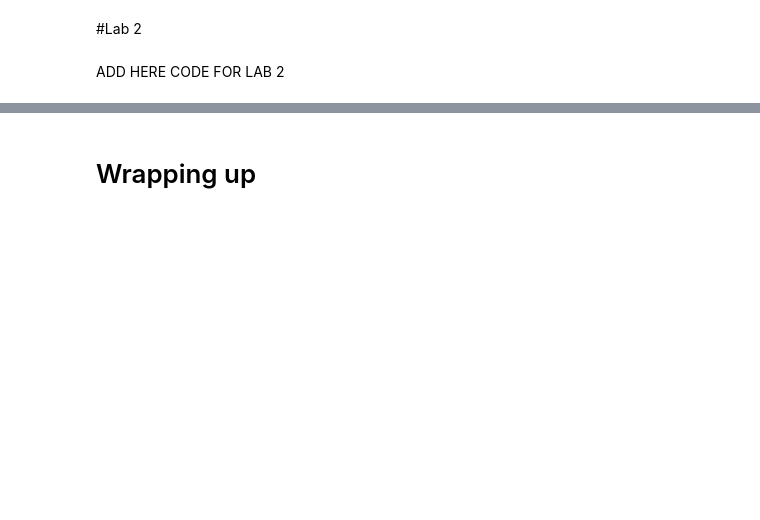
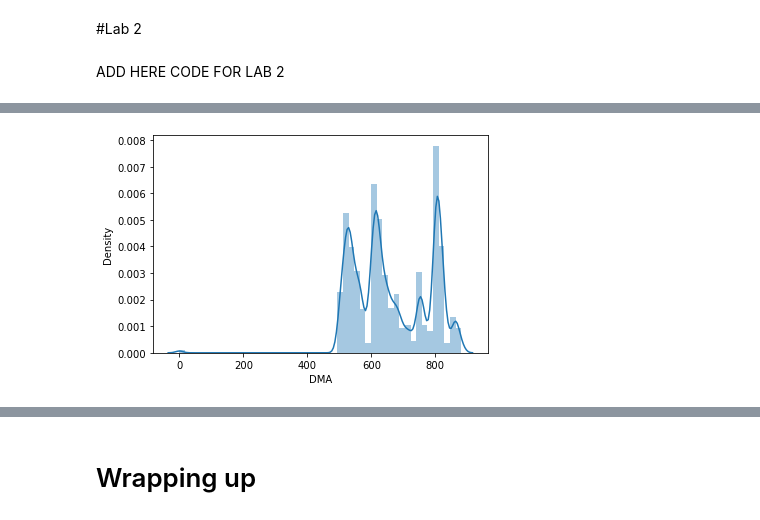
Before and after one commit to MinalBorse/lab-feature-engineering, a Jupyter notebook: L. 7.01 7.02 with activity solutions.ipynb, the cells around one changed output, grey strips where cells are left out. Drawn from its saved outputs; the diff is of its cells as text; code cells hidden in the pictures; blank space fills up the shorter version.

```diff
--- a/L. 7.01 7.02 with activity solutions.ipynb
+++ b/L. 7.01 7.02 with activity solutions.ipynb
@@ -918,0 +1020,5 @@ ADD HERE CODE FOR LAB 2
+# %%
+sns.distplot(numerical['DMA'])
+plt.show()
+# %% [output]
+[figure, added]
```
Also changed, not shown: parts of 26 cells of this notebook.
